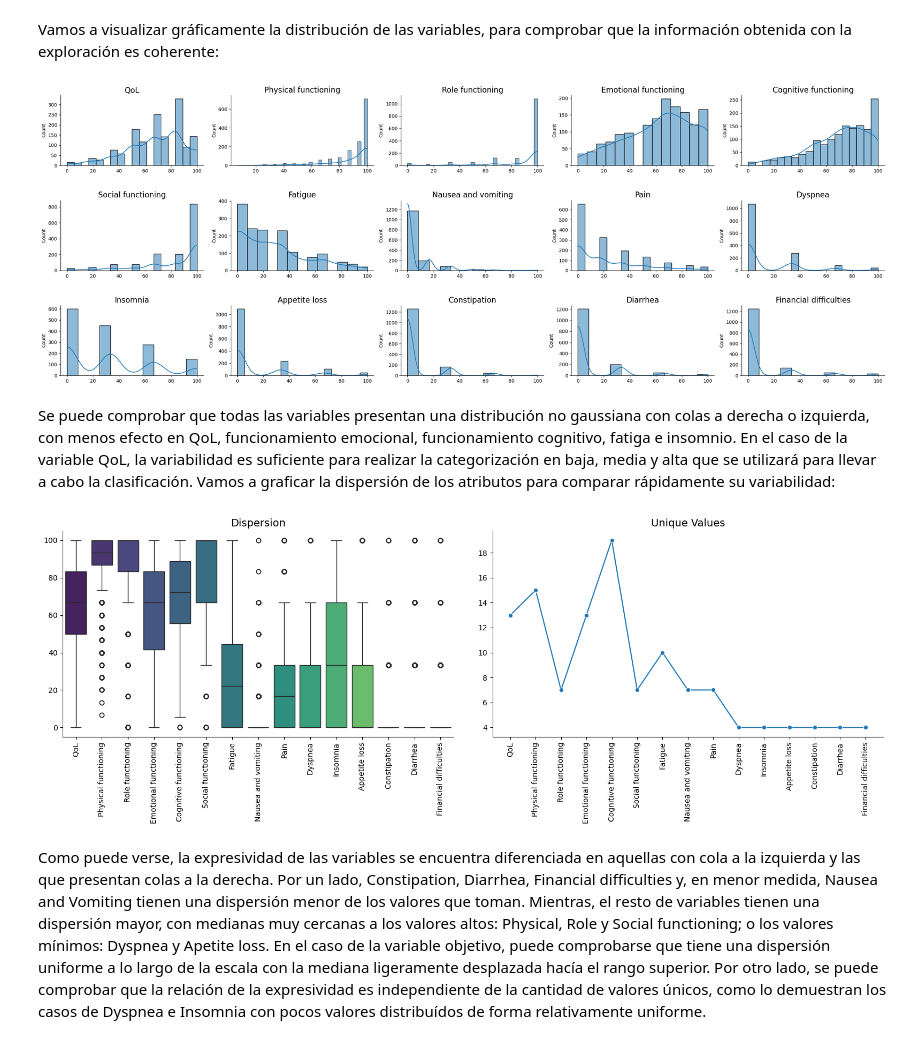
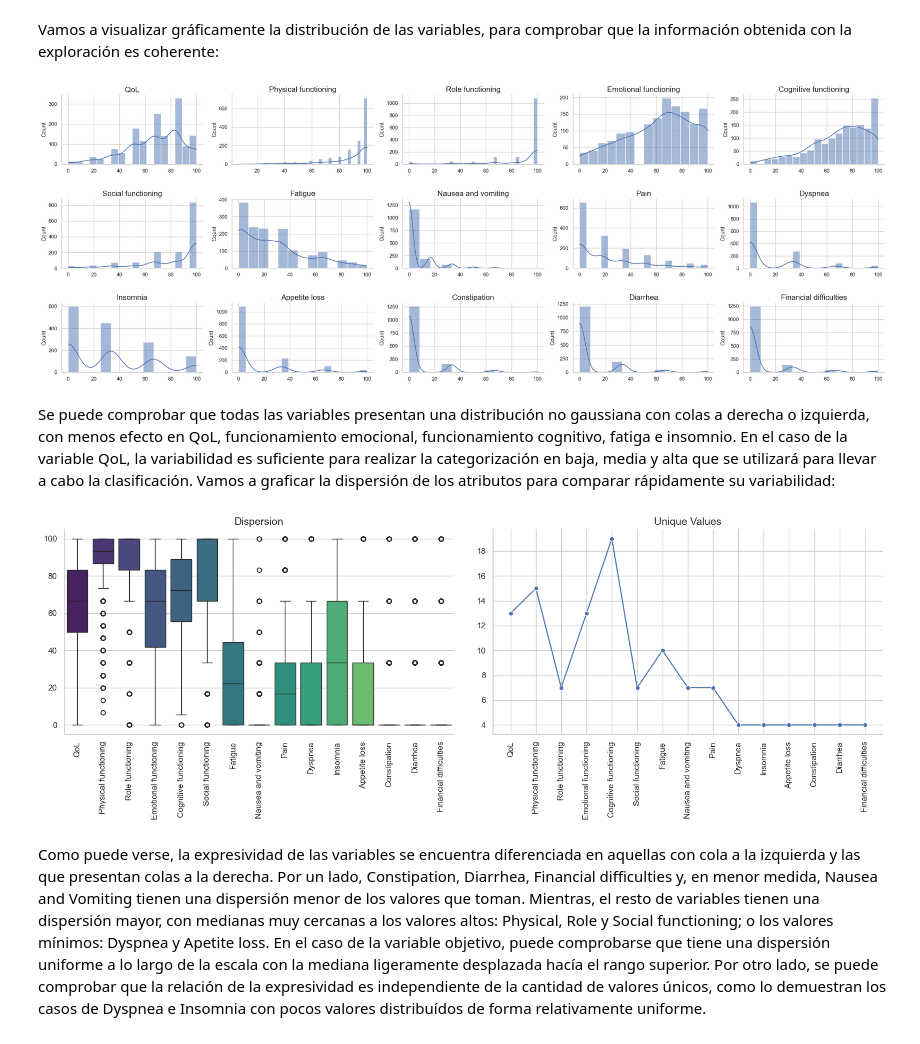
Before and after one commit to ppimas-uoc/TFG---Inteligencia-Artificial, a Jupyter notebook: Fase 2/01_EDA.ipynb, the cells around one changed output. Saved outputs shown, nothing was run; the diff lists cells and outputs as text; code cells hidden in the pictures.

```diff
--- a/Fase 2/01_EDA.ipynb
+++ b/Fase 2/01_EDA.ipynb
@@ -72,6 +73,7 @@ import aux_functions as afn
 warnings.filterwarnings("ignore")
 pd.options.display.float_format = '{:.2f}'.format
 plt.rc('font', size=10)
+sns.set_theme(style="whitegrid")
 # %% [markdown]
 ### Carga de los datos
 # %%
@@ -250,20 +252,23 @@ df_C30[df_C30['QoL'].isnull()].head()
 | 34 | 35 | NaN | NaN | NaN | NaN | NaN | ... |
 # %% [markdown]
 Las 15 variables contienen valores nulos en las mismas filas. Al visualizar 5 de ellas, podemos comprobar que efectivamente todos sus atributos son nulos y que se trata de observaciones no informadas en el dominio C30. Por lo tanto, en la fase de limpieza se podrán eliminar y trabajar con las 1478 observaciones completas, sin alterar los resultados.
+# %%
+# Una vez identificadas las filas con valores nulos podemos descartar el identificador
+df_C30.drop('id', axis=1, inplace=True)
 # %% [markdown]
 Vamos a visualizar gráficamente la distribución de las variables, para comprobar que la información obtenida con la exploración es coherente:
 # %%
 # Grilla de distribución de las variables del dominio
-afn.viz_columns_distribution(df_C30.drop('id', axis=1))
+afn.viz_columns_distribution(df_C30)
 # %% [output]
-[figure, old version]
+[figure, new version]
 # %% [markdown]
 Se puede comprobar que todas las variables presentan una distribución no gaussiana con colas a derecha o izquierda, con menos efecto en QoL, funcionamiento emocional, funcionamiento cognitivo, fatiga e insomnio. En el caso de la variable QoL, la variabilidad es suficiente para realizar la categorización en baja, media y alta que se utilizará para llevar a cabo la clasificación. Vamos a graficar la dispersión de los atributos para comparar rápidamente su variabilidad:
 # %%
 # Visualización comparativa de la dispersión y la cantidad de valores nulos
 afn.viz_dispersion(df_C30)
 # %% [output]
-[figure, old version]
+[figure, new version]
 # %% [markdown]
 Como puede verse, la expresividad de las variables se encuentra diferenciada en aquellas con cola a la izquierda y las que presentan colas a la derecha. Por un lado, Constipation, Diarrhea, Financial difficulties y, en menor medida, Nausea and Vomiting tienen una dispersión menor de los valores que toman. Mientras, el resto de variables tienen una dispersión mayor, con medianas muy cercanas a los valores altos: Physical, Role y Social functioning; o los valores mínimos: Dyspnea y Apetite loss. En el caso de la variable objetivo, puede comprobarse que tiene una dispersión uniforme a lo largo de la escala con la mediana ligeramente desplazada hacía el rango superior. Por otro lado, se puede comprobar que la relación de la expresividad es independiente de la cantidad de valores únicos, como lo demuestran los casos de Dyspnea e Insomnia con pocos valores distribuídos de forma relativamente uniforme.
 # %% [markdown]
```
Also changed, not shown: parts of 53 cells of this notebook, 2 other files.
